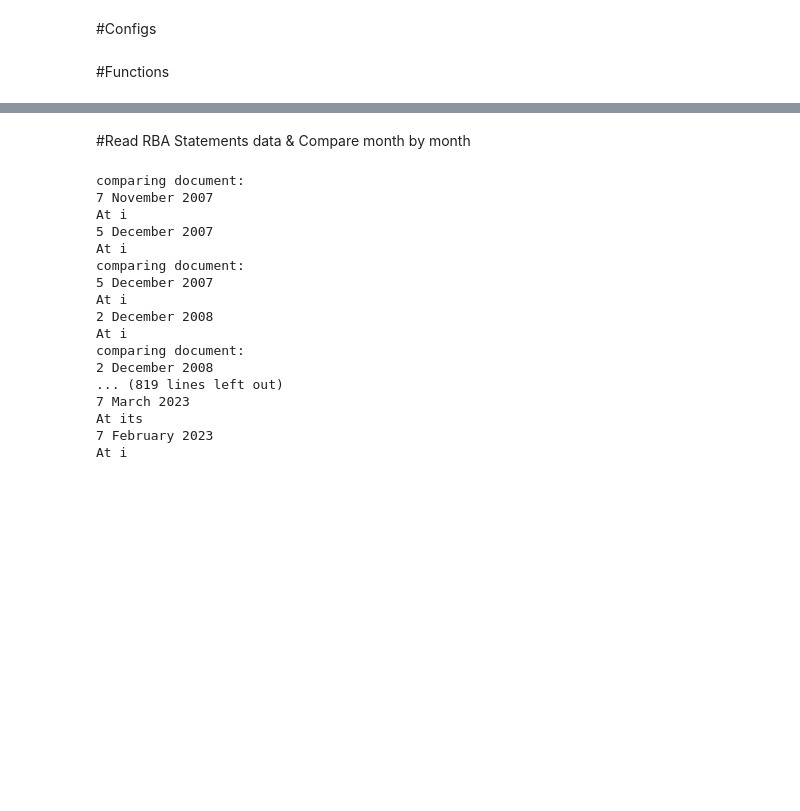
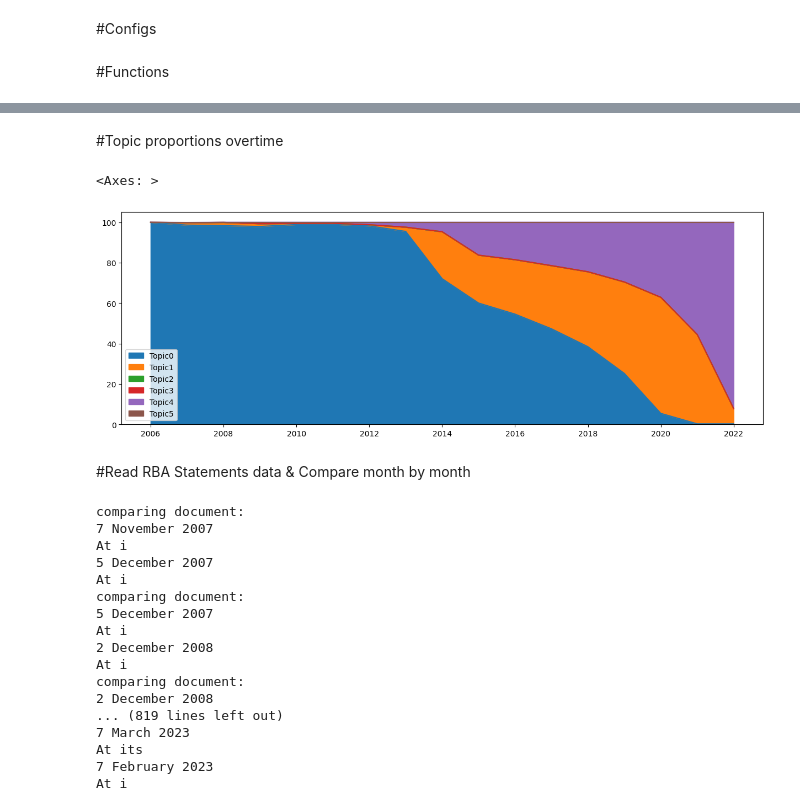
Before and after one commit to kanalive/notebooks, a Jupyter notebook: RBA_data_comparison.ipynb, the cells around one changed output, grey strips where cells are left out. Drawn from its saved outputs; the diff is of its cells as text; code cells hidden in the pictures; blank space fills up the shorter version.

```diff
--- a/RBA_data_comparison.ipynb
+++ b/RBA_data_comparison.ipynb
@@ -100,0 +176,23 @@ def get_date(filename):
+# %%
+current_directory = os.getcwd()
+root = directory_path
+print(root)
+word_tokenizer = WordPunctTokenizer()
+sent_tokenizer = LazyLoader("tokenizers/punkt/english.pickle")
+category_pattern = r'(\d{4})/*'
+file_extension = r'*.txt'
+file_pattern = r'(\d{8})/*'
+stemmer = PorterStemmer()
+lemmatizer = WordNetLemmatizer()
+stop_words = stopwords.words('english') + list(string.punctuation) + ['u','.','s','--','-','."',',"','.)',')-','".','—','),']
+
+
+rba_statements = CorpusPreProcess(root=root,file_extension = file_extension,
+                            category_pattern=category_pattern,
+                            file_pattern=file_pattern,
+                            word_tokenizer = word_tokenizer,
+                            sent_tokenizer=sent_tokenizer,
+                            stemmer = stemmer,
+                            lemmatizer = lemmatizer,
+                            stop_words = stop_words
+                            )
@@ -101,3 +277,29 @@ def get_date(filename):
+# %%
+#Dictionary with topivs
+topic_dict = {0 : 'Topic0',
+              1 : 'Topic1',
+              2 : 'Topic2',
+              3 : 'Topic3',
+              4 : 'Topic4',
+              5 : 'Topic5',
+              }
+# %% [markdown]
+#Topic proportions overtime
+# %%
+categories = pd.Series([p.category_id for p in paras])
+count = 0
+year_prop = {}
+for idx,year in categories[~(categories==categories.shift(-1))].items():
+    c = lda_transform[count:count+int(idx)]
+    year_prop[int(year)] = 100*(c.sum(axis=0)/c.sum())
+    count = idx
+# %%
+yearly_prop = pd.DataFrame(year_prop).T.sort_index()
+yearly_prop.columns = yearly_prop.columns.map(topic_dict)
+yearly_prop.plot(kind='area',stacked=True,figsize=(15,5))
+# %% [output]
+<Axes: >
+[figure, added]
 # %% [markdown]
 #Read RBA Statements data & Compare month by month
 # %%
```
Also changed, not shown: parts of 16 cells of this notebook.
